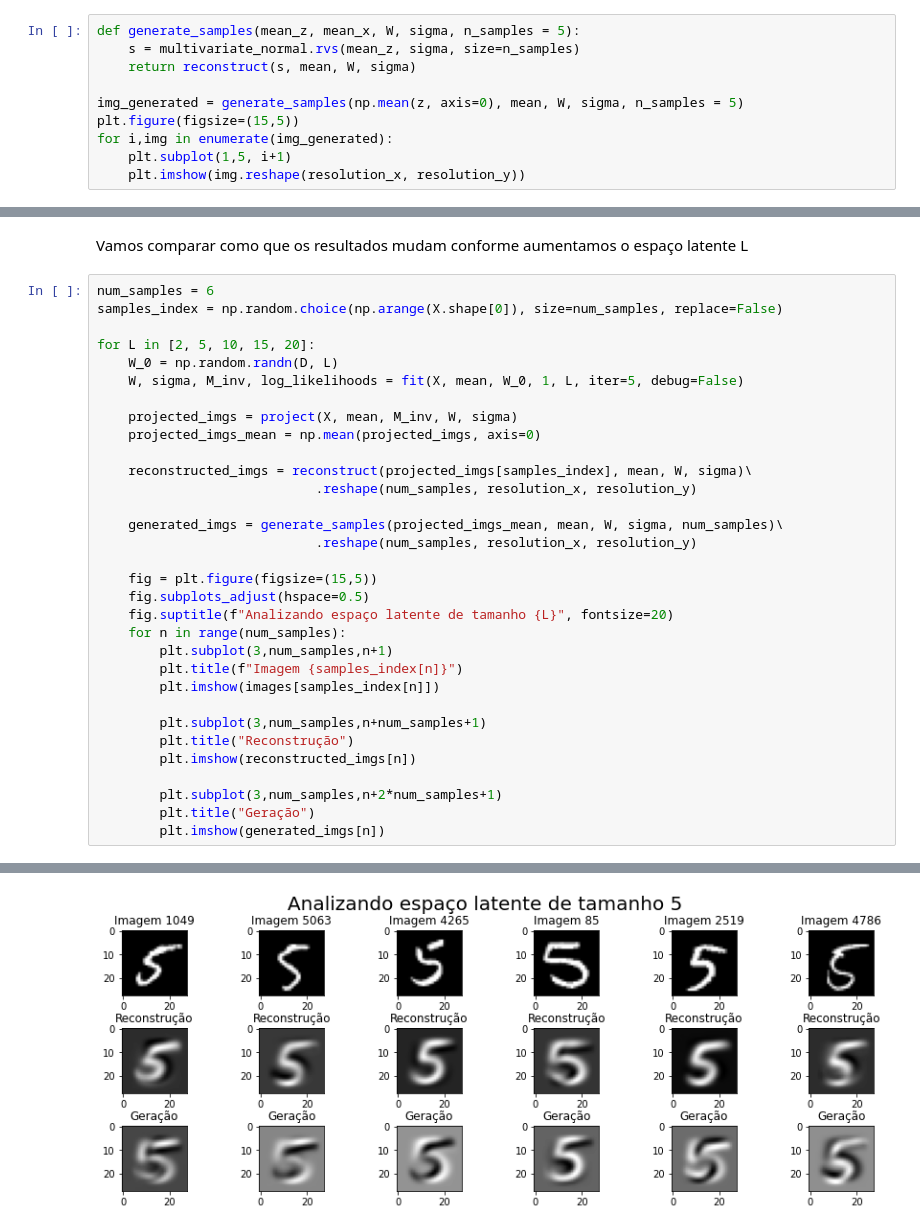
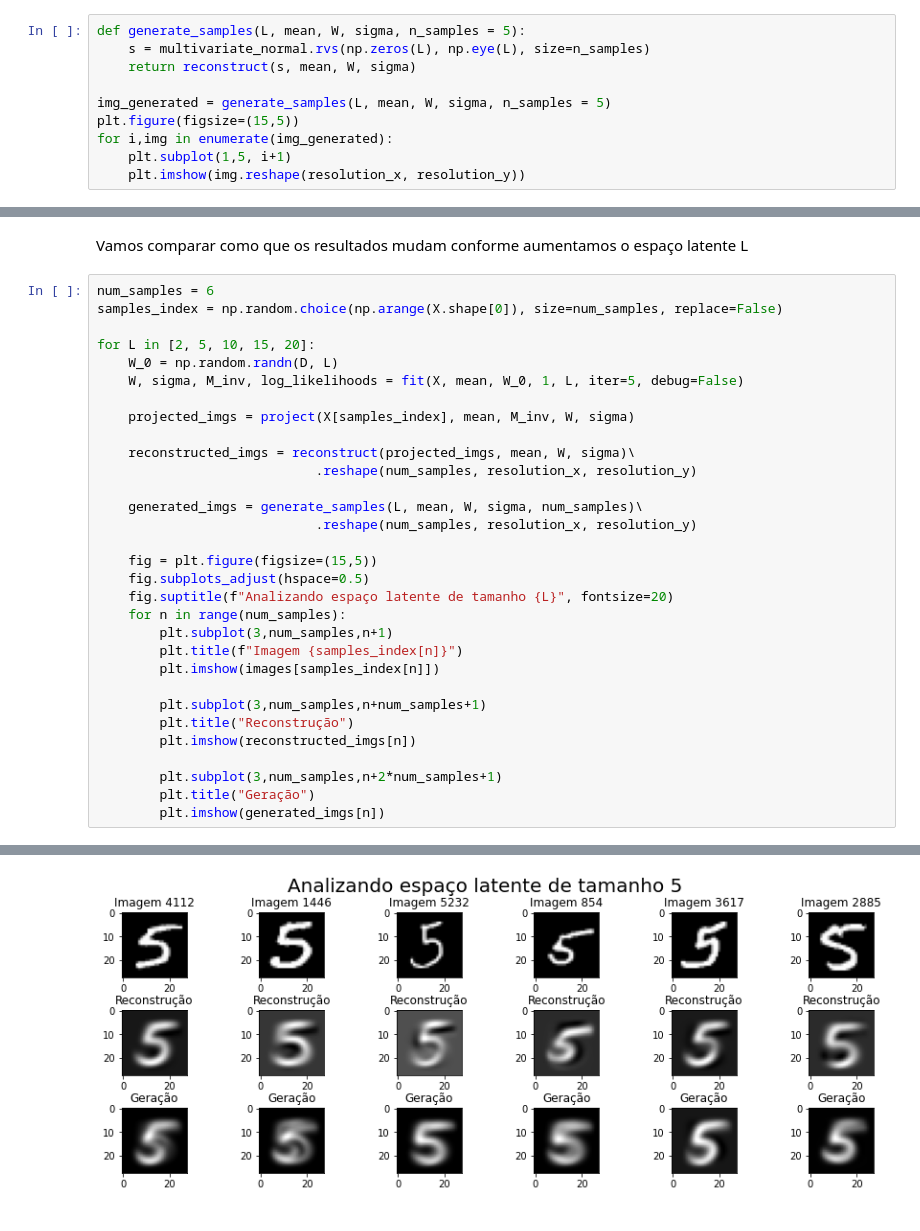
Before and after one commit to lucaspg96/probabilistic-ml, a Jupyter notebook: Trabalho 5/PPCA.ipynb, the cells around one changed output, grey strips where cells are left out. Drawn from its saved outputs; the diff is of its cells as text.

```diff
--- a/Trabalho 5/PPCA.ipynb
+++ b/Trabalho 5/PPCA.ipynb
@@ -233,9 +229,9 @@ Dessa forma, basta que façamos amostragens aleatórias, seguindo a distribuiç
 # %%
-def generate_samples(mean_z, mean_x, W, sigma, n_samples = 5):
-    s = multivariate_normal.rvs(mean_z, sigma, size=n_samples)
+def generate_samples(L, mean, W, sigma, n_samples = 5):
+    s = multivariate_normal.rvs(np.zeros(L), np.eye(L), size=n_samples)
     return reconstruct(s, mean, W, sigma)
 
-img_generated = generate_samples(np.mean(z, axis=0), mean, W, sigma, n_samples = 5)
+img_generated = generate_samples(L, mean, W, sigma, n_samples = 5)
 plt.figure(figsize=(15,5))
 for i,img in enumerate(img_generated):
     plt.subplot(1,5, i+1)
@@ -252,13 +248,12 @@ for L in [2, 5, 10, 15, 20]:
     W_0 = np.random.randn(D, L)
     W, sigma, M_inv, log_likelihoods = fit(X, mean, W_0, 1, L, iter=5, debug=False)
 
-    projected_imgs = project(X, mean, M_inv, W, sigma)
-    projected_imgs_mean = np.mean(projected_imgs, axis=0)
+    projected_imgs = project(X[samples_index], mean, M_inv, W, sigma)
 
-    reconstructed_imgs = reconstruct(projected_imgs[samples_index], mean, W, sigma)\
+    reconstructed_imgs = reconstruct(projected_imgs, mean, W, sigma)\
                             .reshape(num_samples, resolution_x, resolution_y)
 
-    generated_imgs = generate_samples(projected_imgs_mean, mean, W, sigma, num_samples)\
+    generated_imgs = generate_samples(L, mean, W, sigma, num_samples)\
                             .reshape(num_samples, resolution_x, resolution_y)
 
     fig = plt.figure(figsize=(15,5))
@@ -281 +276 @@ for L in [2, 5, 10, 15, 20]:
-[figure, old version]
+[figure, new version]
```
Also changed, not shown: parts of 4 cells of this notebook.
